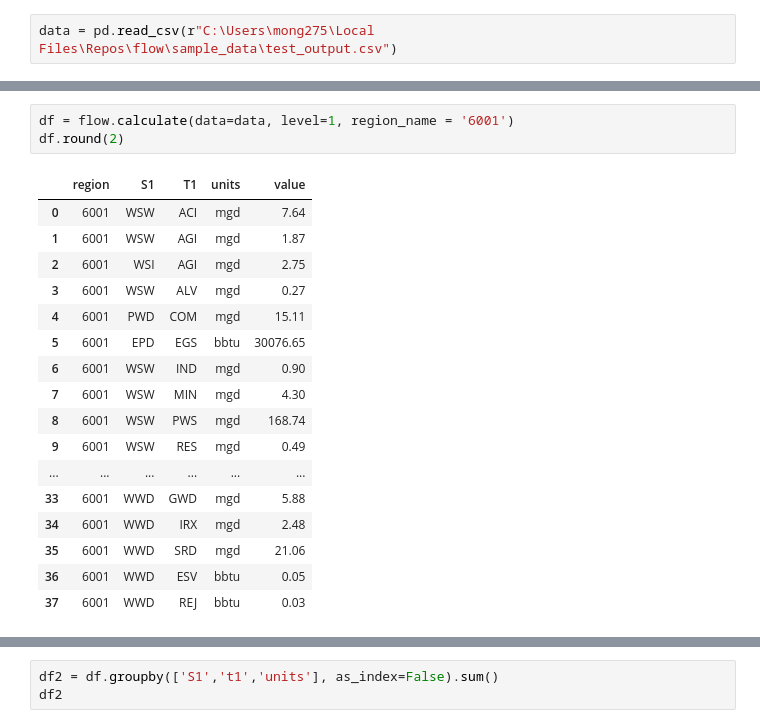
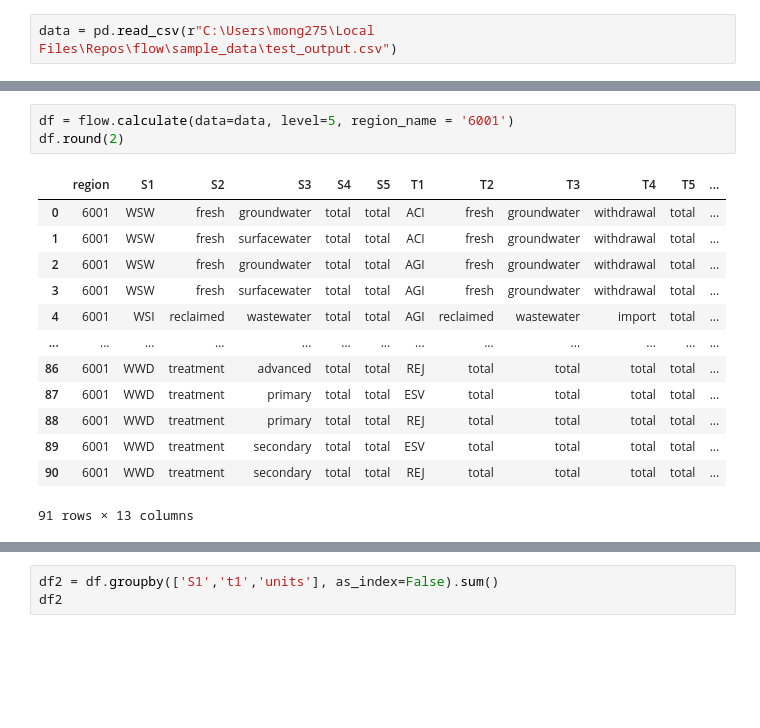
Before and after one commit to pnnl/interflow, a Jupyter notebook: flow_notebook.ipynb, the cells around one changed output, grey strips where cells are left out. Cells and saved outputs as stored; diff of their text form; blank space fills up the shorter version.

```diff
--- a/flow_notebook.ipynb
+++ b/flow_notebook.ipynb
@@ -30,21 +11,17 @@ df2
 # %%
-df = flow.calculate(data=data, level=1, region_name = '6001')
+df = flow.calculate(data=data, level=5, region_name = '6001')
 df.round(2)
 # %% [output]
-|  | region | S1 | T1 | units | value |
-| 0 | 6001 | WSW | ACI | mgd | 7.64 |
-| 1 | 6001 | WSW | AGI | mgd | 1.87 |
-| 2 | 6001 | WSI | AGI | mgd | 2.75 |
-| 3 | 6001 | WSW | ALV | mgd | 0.27 |
-| 4 | 6001 | PWD | COM | mgd | 15.11 |
-| 5 | 6001 | EPD | EGS | bbtu | 30076.65 |
-| 6 | 6001 | WSW | IND | mgd | 0.90 |
-| 7 | 6001 | WSW | MIN | mgd | 4.30 |
-| 8 | 6001 | WSW | PWS | mgd | 168.74 |
-| 9 | 6001 | WSW | RES | mgd | 0.49 |
-| ... | ... | ... | ... | ... | ... |
-| 33 | 6001 | WWD | GWD | mgd | 5.88 |
-| 34 | 6001 | WWD | IRX | mgd | 2.48 |
-| 35 | 6001 | WWD | SRD | mgd | 21.06 |
-| 36 | 6001 | WWD | ESV | bbtu | 0.05 |
-| 37 | 6001 | WWD | REJ | bbtu | 0.03 |
+|  | region | S1 | S2 | S3 | S4 | S5 | T1 | T2 | T3 | T4 | T5 | ... |
+| 0 | 6001 | WSW | fresh | groundwater | total | total | ACI | fresh | groundwater | withdrawal | total | ... |
+| 1 | 6001 | WSW | fresh | surfacewater | total | total | ACI | fresh | groundwater | withdrawal | total | ... |
+| 2 | 6001 | WSW | fresh | groundwater | total | total | AGI | fresh | groundwater | withdrawal | total | ... |
+| 3 | 6001 | WSW | fresh | surfacewater | total | total | AGI | fresh | groundwater | withdrawal | total | ... |
+| 4 | 6001 | WSI | reclaimed | wastewater | total | total | AGI | reclaimed | wastewater | import | total | ... |
+| ... | ... | ... | ... | ... | ... | ... | ... | ... | ... | ... | ... | ... |
+| 86 | 6001 | WWD | treatment | advanced | total | total | REJ | total | total | total | total | ... |
+| 87 | 6001 | WWD | treatment | primary | total | total | ESV | total | total | total | total | ... |
+| 88 | 6001 | WWD | treatment | primary | total | total | REJ | total | total | total | total | ... |
+| 89 | 6001 | WWD | treatment | secondary | total | total | ESV | total | total | total | total | ... |
+| 90 | 6001 | WWD | treatment | secondary | total | total | REJ | total | total | total | total | ... |
+91 rows × 13 columns
```
Also changed, not shown: parts of 5 cells of this notebook, 2 other files.
